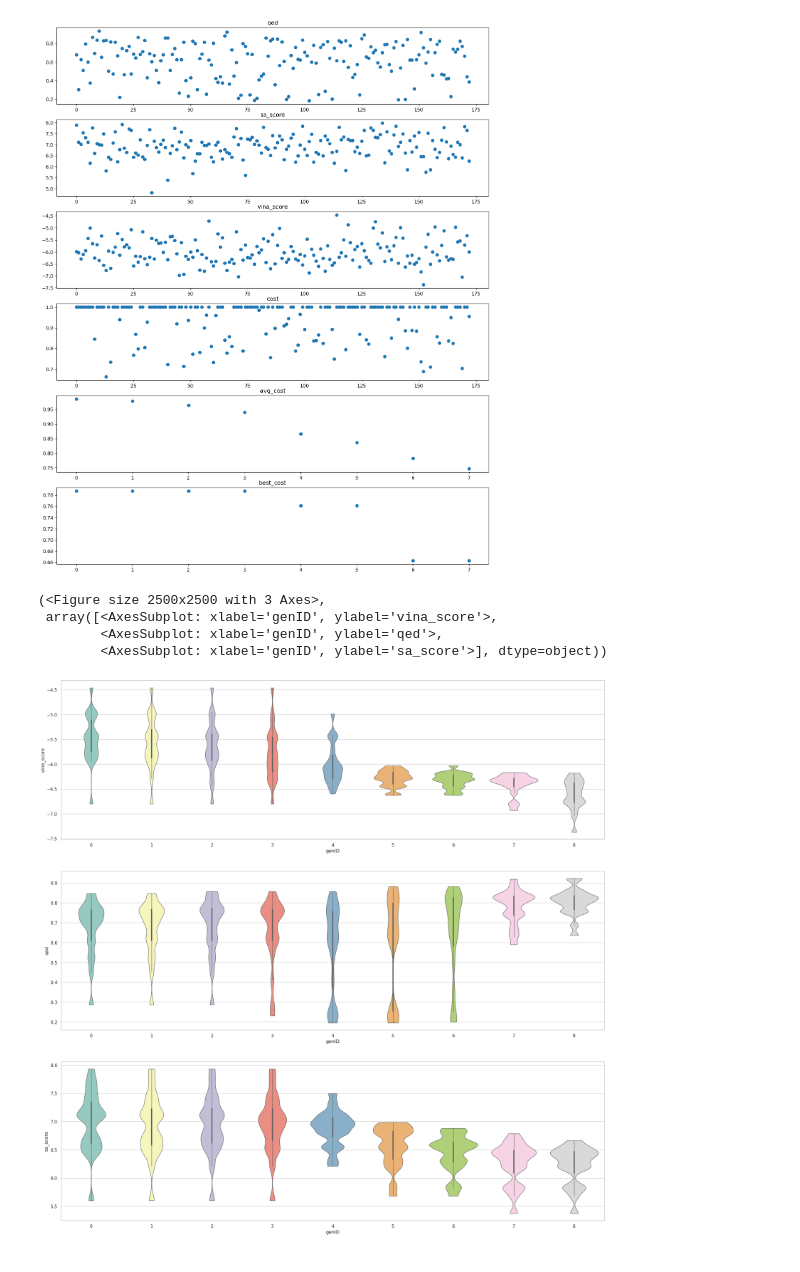
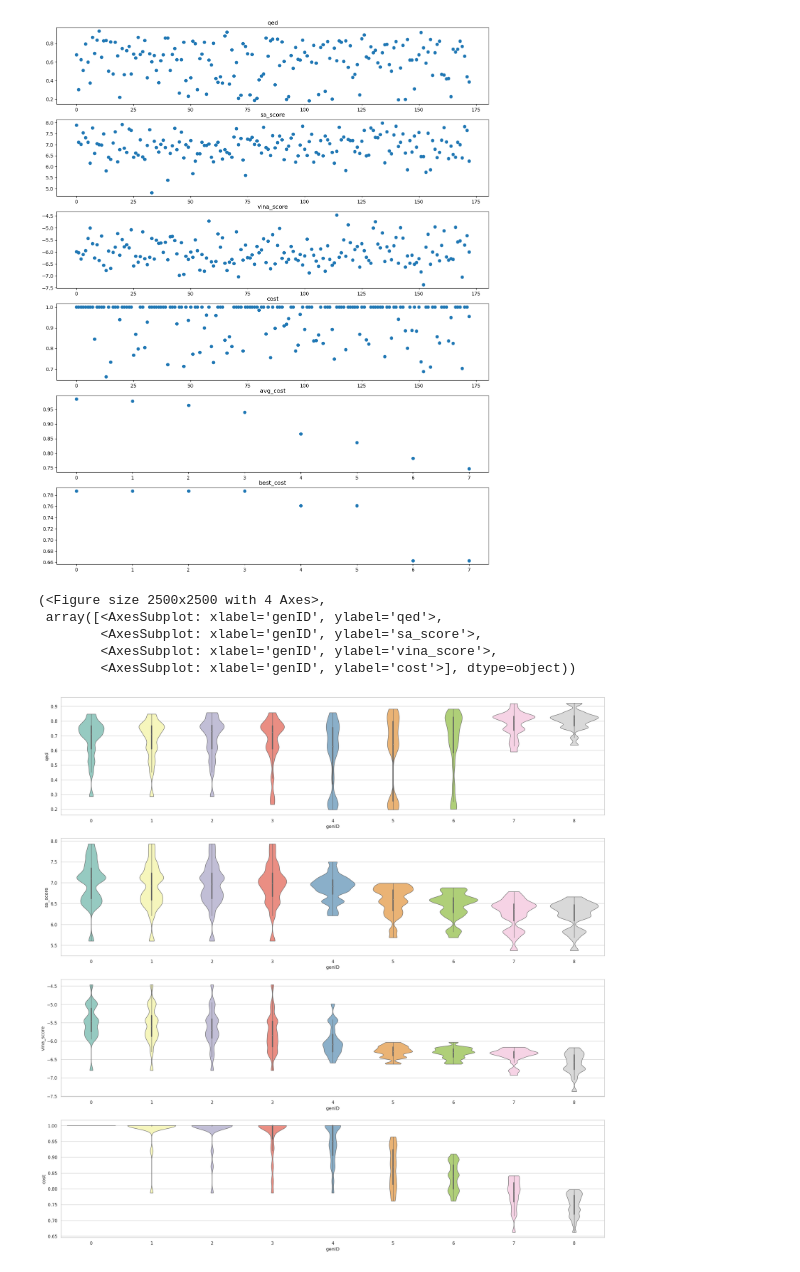
Before and after one commit to ale94mleon/moldrug, a Jupyter notebook: docs/notebooks/quickstart.ipynb, the cells around one changed output. Cells and saved outputs as stored; diff of their text form; code cells hidden in the pictures.

Commit message:
better plots

```diff
--- a/docs/notebooks/quickstart.ipynb
+++ b/docs/notebooks/quickstart.ipynb
@@ -283,10 +283,11 @@ def plot_dist(individuals:List[Individual], properties:List[str], every_gen:int
 
     return fig, axes
 # %%
-plot_dist(out.SawIndividuals, properties=['vina_score', 'qed', 'sa_score'])
+plot_dist(out.SawIndividuals, properties=['qed', 'sa_score', 'vina_score', 'cost'])
 # %% [output]
-(<Figure size 2500x2500 with 3 Axes>,
- array([<AxesSubplot: xlabel='genID', ylabel='vina_score'>,
-        <AxesSubplot: xlabel='genID', ylabel='qed'>,
-        <AxesSubplot: xlabel='genID', ylabel='sa_score'>], dtype=object))
+(<Figure size 2500x2500 with 4 Axes>,
+ array([<AxesSubplot: xlabel='genID', ylabel='qed'>,
+        <AxesSubplot: xlabel='genID', ylabel='sa_score'>,
+        <AxesSubplot: xlabel='genID', ylabel='vina_score'>,
+        <AxesSubplot: xlabel='genID', ylabel='cost'>], dtype=object))
-[figure, old version]
+[figure, new version]
```
